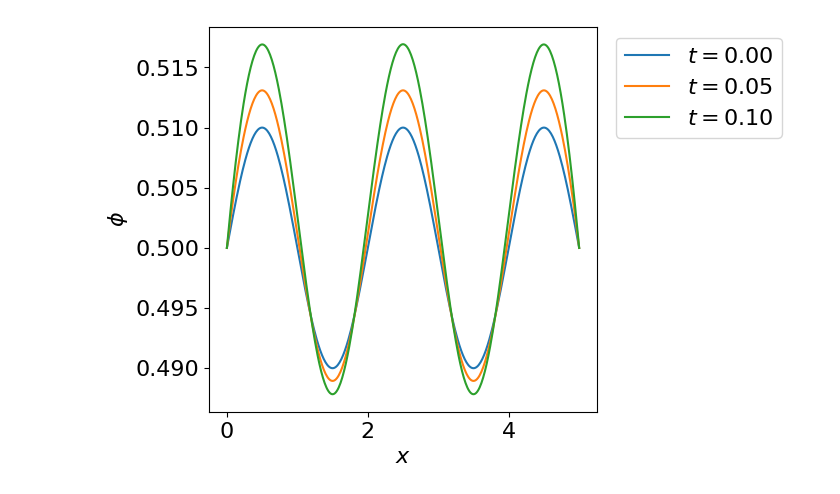
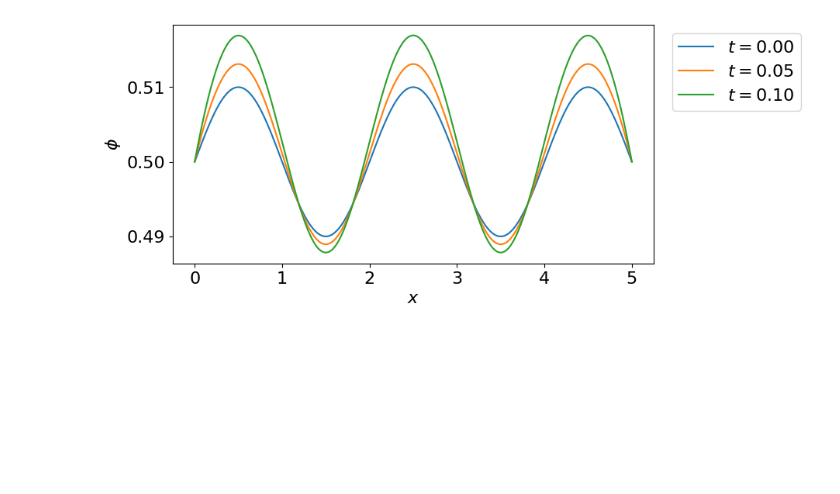
Before and after one commit to ponomarevandr/disruption, a Jupyter notebook: one_dim_problem/experiments/equilibrium_stability/equilibrium_stability_test.ipynb, the cells around one changed output. Saved outputs shown, nothing was run; the diff lists cells and outputs as text; code cells hidden in the pictures; blank space fills up the shorter version.

```diff
--- a/one_dim_problem/experiments/equilibrium_stability/equilibrium_stability_test.ipynb
+++ b/one_dim_problem/experiments/equilibrium_stability/equilibrium_stability_test.ipynb
@@ -36,7 +36,7 @@ model_plot(model, [0.0, 0.05, 0.1], False, figsize=(5, 5))
 # %%
 model = model_from_file('equilibrium_stability/values_2_05.csv')
-model_plot(model, [0.0, 0.05, 0.1], False, figsize=(5, 5))
+model_plot(model, [0.0, 0.05, 0.1], False, figsize=(8, 4))
 # %% [output]
-[figure, old version]
+[figure, new version]
 # %%
 model = model_from_file('equilibrium_stability/values_2_1.csv')
```
Also changed, not shown: parts of 6 cells of this notebook, 4 other files.
